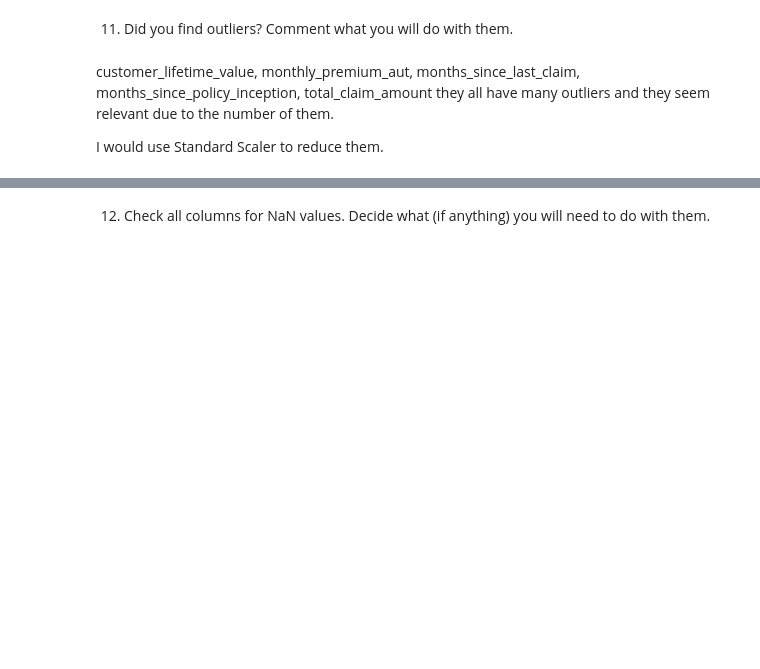
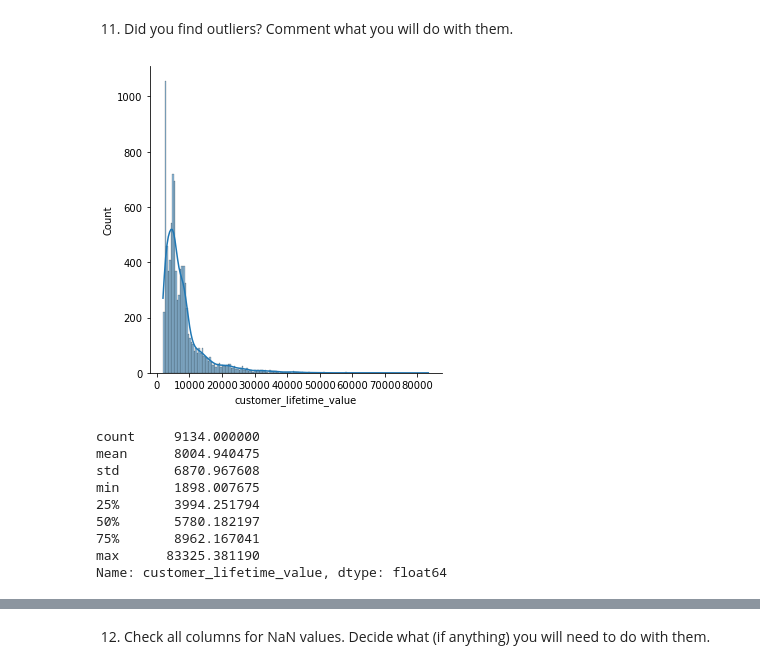
Before and after one commit to chrislacarte/lab-cleaning-numerical-data, a Jupyter notebook: main_notebook.ipynb, the cells around one changed output, grey strips where cells are left out. Saved outputs shown, nothing was run; the diff lists cells and outputs as text; code cells hidden in the pictures; blank space fills up the shorter version.

```diff
--- a/main_notebook.ipynb
+++ b/main_notebook.ipynb
@@ -302,7 +290,21 @@ plot_con(customer_num_con)
 # %% [markdown]
 11. Did you find outliers?  Comment what you will do with them.
-# %% [markdown]
-customer_lifetime_value, monthly_premium_aut, months_since_last_claim, months_since_policy_inception,
-total_claim_amount they all have many outliers and they seem relevant due to the number of them.
-
-I would use Standard Scaler to reduce them.
+# %%
+#Customer_lifetime_value: the plot shows many outliers, but is just skewed, they are relevant,
+#I will take out just the most extreme ones
+
+customer_num_con[['customer_lifetime_value']].describe()
+sns.displot(customer_num_con['customer_lifetime_value'],kde=True)
+plt.show()
+customer_num_con['customer_lifetime_value'].describe()
+# %% [output]
+[figure, added]
+count     9134.000000
+mean      8004.940475
+std       6870.967608
+min       1898.007675
+25%       3994.251794
+50%       5780.182197
+75%       8962.167041
+max      83325.381190
+Name: customer_lifetime_value, dtype: float64
```
Also changed, not shown: parts of 79 cells of this notebook.
